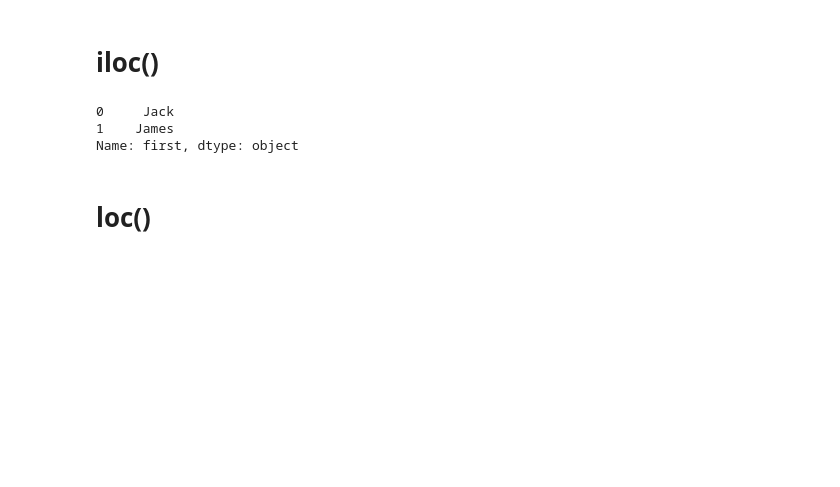
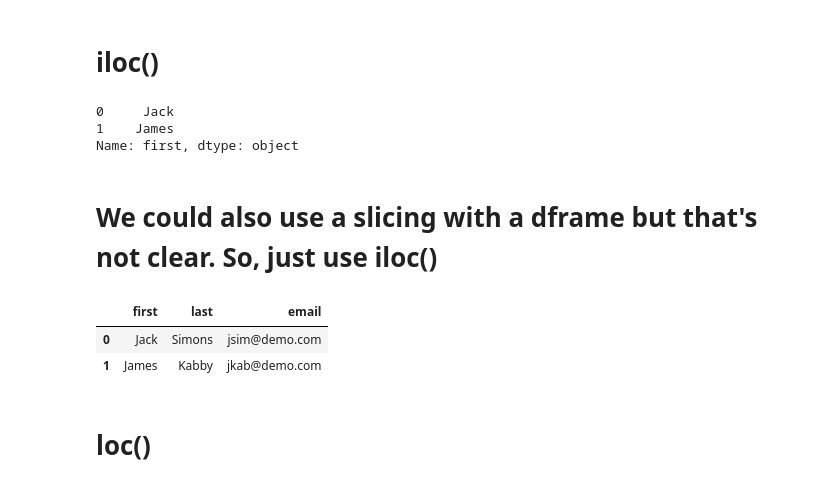
Before and after one commit to Jasurbek16/Learn-Python, a Jupyter notebook: Pandas/2-DataFrames_Series.ipynb, the cells around one changed output. Cells and saved outputs as stored; diff of their text form; code cells hidden in the pictures; blank space fills up the shorter version.

```diff
--- a/Pandas/2-DataFrames_Series.ipynb
+++ b/Pandas/2-DataFrames_Series.ipynb
@@ -67,6 +71,14 @@ df.iloc[[0, 1], 0] # <- allowing to get col.s as well
 0     Jack
 1    James
 Name: first, dtype: object
+# %% [markdown]
+# We could also use a slicing with a dframe but that's not clear. So, just use iloc()
+# %%
+df.iloc[0:2, :]
+# %% [output]
+|  | first | last | email |
+| 0 | Jack | Simons | jsim@demo.com |
+| 1 | James | Kabby | jkab@demo.com |
 # %% [markdown]
 # loc()
 # %%
```
Also changed, not shown: parts of 9 cells of this notebook, 9 other files.
